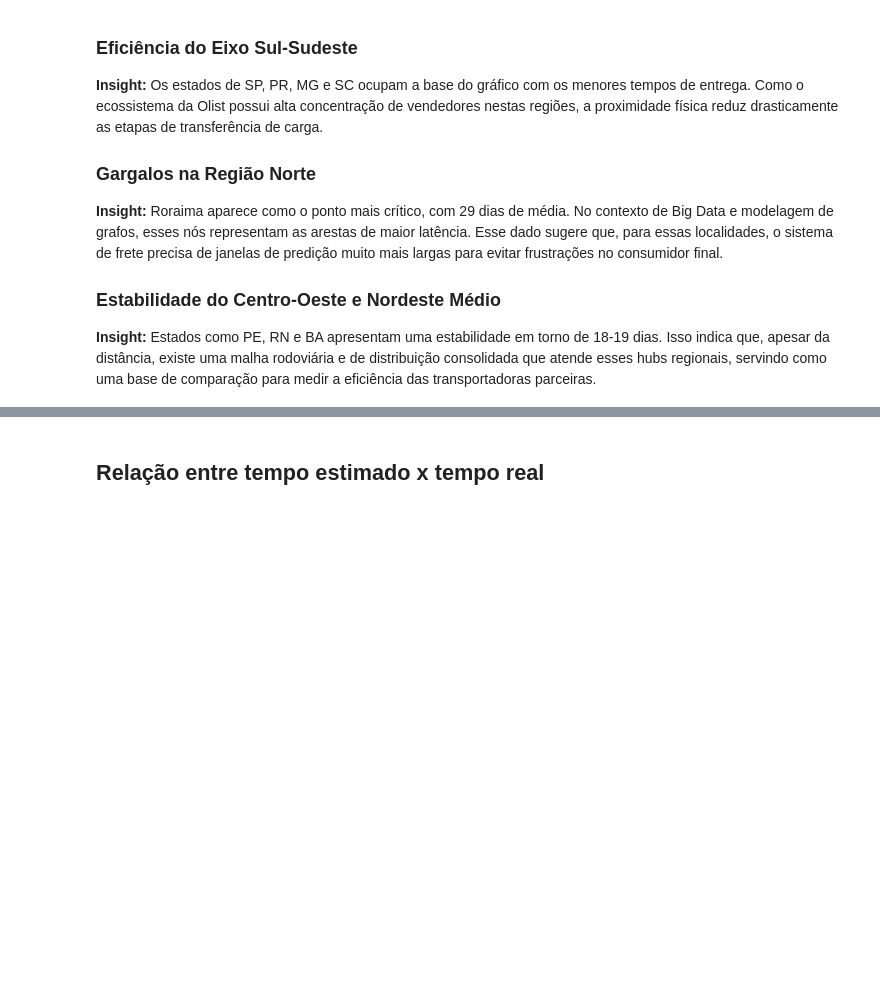
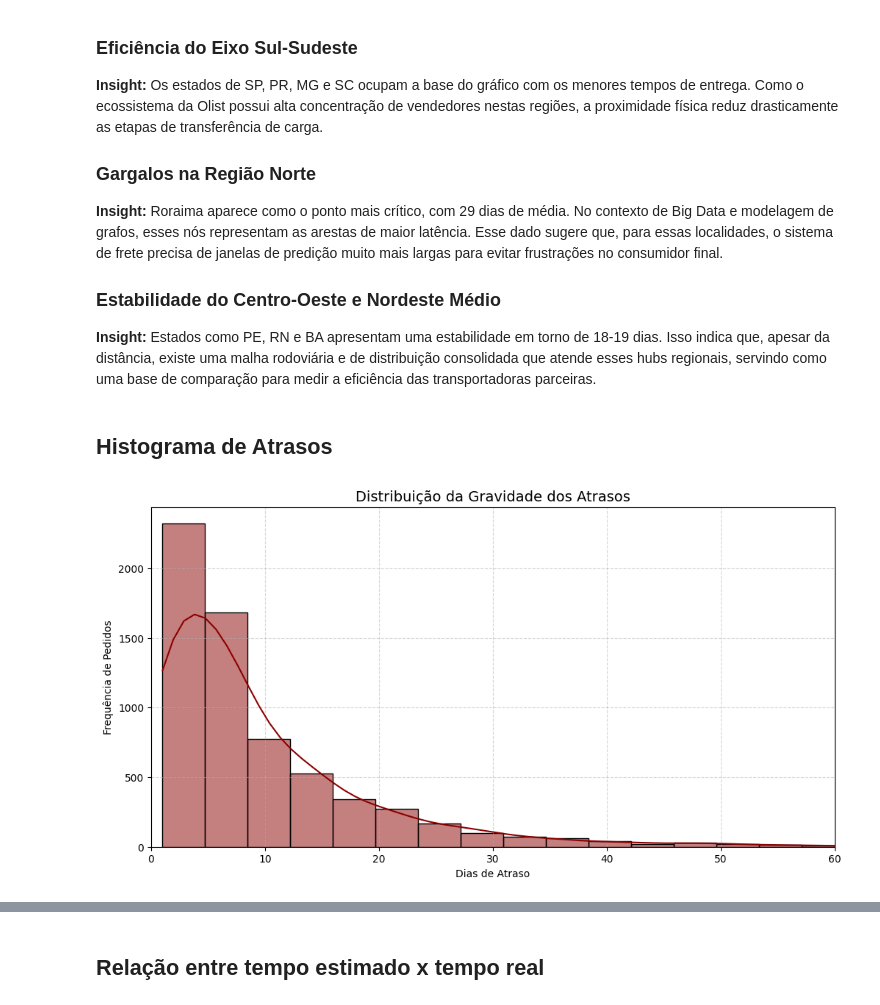
Before and after one commit to MatheusGom/BigDataECommerce, a Jupyter notebook: notebooks/silver_notebook.ipynb, the cells around one changed output, grey strips where cells are left out. Cells and saved outputs as stored; diff of their text form; code cells hidden in the pictures; blank space fills up the shorter version.

Commit message:
#feat: create 'Distribuição da Gravidade dos Atrasos' insight

```diff
--- a/notebooks/silver_notebook.ipynb
+++ b/notebooks/silver_notebook.ipynb
@@ -138,3 +138,31 @@ Passing `palette` without assigning `hue` is deprecated and will be removed in v
 
 <h3>Estabilidade do Centro-Oeste e Nordeste Médio</h3>
 <strong>Insight:</strong> Estados como PE, RN e BA apresentam uma estabilidade em torno de 18-19 dias. Isso indica que, apesar da distância, existe uma malha rodoviária e de distribuição consolidada que atende esses hubs regionais, servindo como uma base de comparação para medir a eficiência das transportadoras parceiras.
+# %% [markdown]
+## Histograma de Atrasos
+# %%
+df_atrasos_plot = df['olist_orders_dataset'].copy()
+
+cols_atraso = ['order_delivered_customer_date', 'order_estimated_delivery_date']
+for col in cols_atraso:
+    df_atrasos_plot[col] = pd.to_datetime(df_atrasos_plot[col])
+
+df_atrasos_plot['delivery_delay_days'] = (
+    df_atrasos_plot['order_delivered_customer_date'] - df_atrasos_plot['order_estimated_delivery_date']
+).dt.days
+
+df_somente_atrasos = df_atrasos_plot[df_atrasos_plot['delivery_delay_days'] > 0].dropna(subset=['delivery_delay_days'])
+
+plt.figure(figsize=(12, 6))
+sns.histplot(df_somente_atrasos['delivery_delay_days'], bins=50, kde=True, color='darkred')
+
+plt.title('Distribuição da Gravidade dos Atrasos', fontsize=14)
+plt.xlabel('Dias de Atraso')
+plt.ylabel('Frequência de Pedidos')
+
+plt.xlim(0, 60)
+plt.grid(True, linestyle='--', alpha=0.5)
+
+plt.show()
+# %% [output]
+[figure, added]
```
Also changed, not shown: parts of 1 cell of this notebook.
